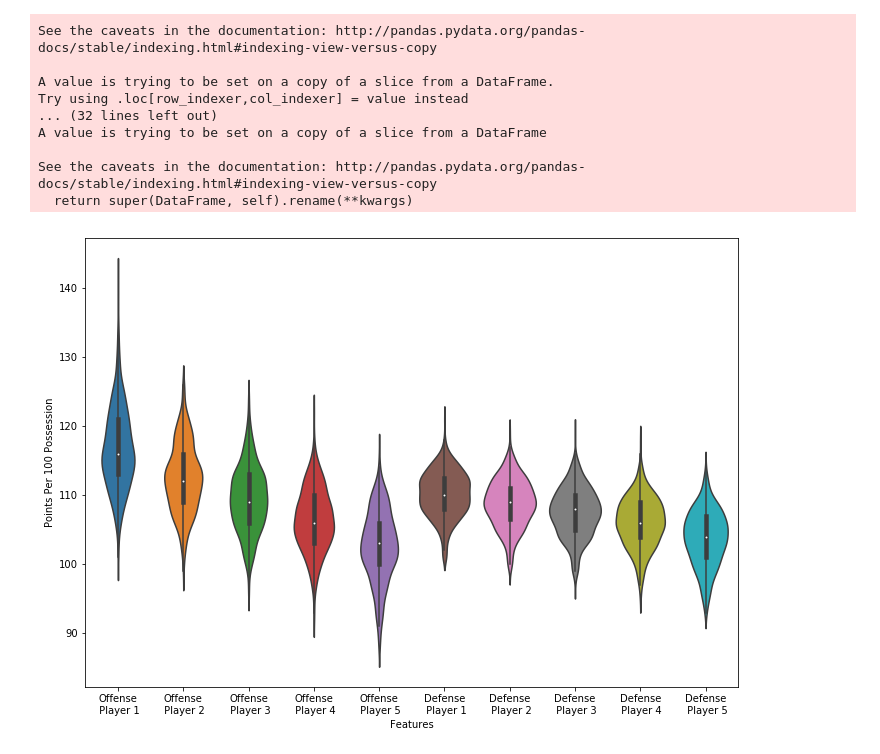
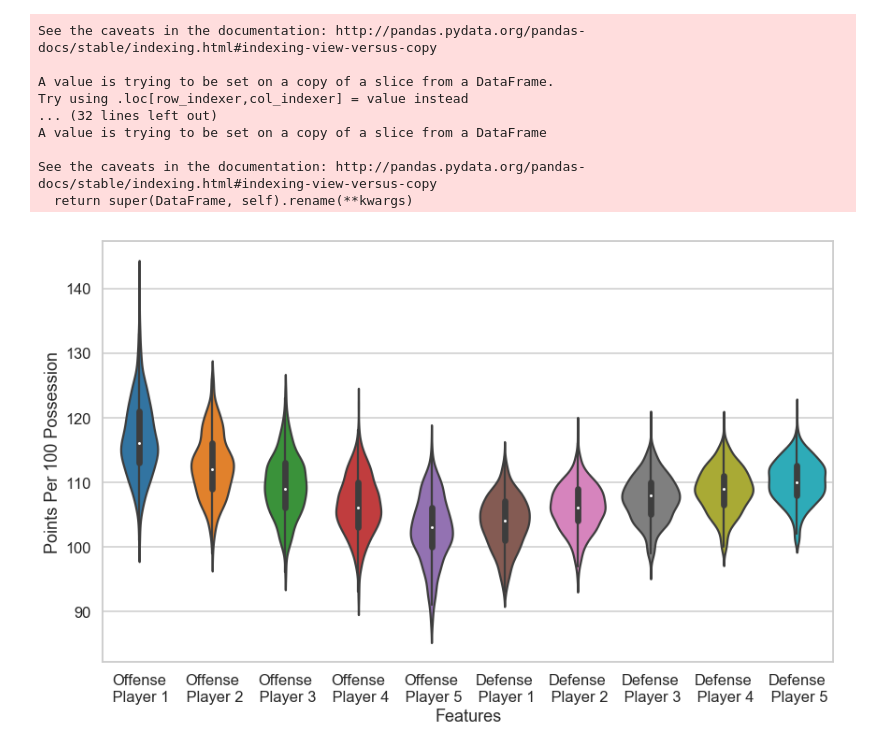
Before and after one commit to yeewill/project_2_webScrapeRegression, a Jupyter notebook: 02_NBA_Cleaning.ipynb, the cells around one changed output. Drawn from its saved outputs; the diff is of its cells as text; code cells hidden in the pictures.

```diff
--- a/02_NBA_Cleaning.ipynb
+++ b/02_NBA_Cleaning.ipynb
@@ -50,7 +50,7 @@ for new_per_poss in new_per_posses:
     ORtg_p4.append(team_year.iloc[3,-6])
     ORtg_p5.append(team_year.iloc[4,-6])
 
-    team_year= new_per_poss[:5].sort_values(by ='DRtg',ascending =False).reset_index()
+    team_year= new_per_poss[:5].sort_values(by ='DRtg',ascending =True).reset_index()
 
     DRtg_p1.append(team_year.iloc[0,-5])
     DRtg_p2.append(team_year.iloc[1,-5])
@@ -103,7 +103,7 @@ for old_per_poss in old_per_posses:
     ORtg_p4.append(team_year.iloc[3,-6])
     ORtg_p5.append(team_year.iloc[4,-6])
 
-    team_year= old_per_poss[:5].sort_values(by ='DRtg',ascending =False).reset_index()
+    team_year= old_per_poss[:5].sort_values(by ='DRtg',ascending =True).reset_index()
 
     DRtg_p1.append(team_year.iloc[0,-5])
     DRtg_p2.append(team_year.iloc[1,-5])
@@ -206,13 +206,16 @@ combined_data_violin_plot = pd.concat([
     combined_data_DRtg_p5,
 ])
 # %%
-a4_dims = (11.7, 8.27)
+sns.set_style("whitegrid")
+sns.set_context("talk")
+
+a4_dims = (14, 8.27)
 fig, ax = plt.subplots(figsize=a4_dims)
 violin_plot = sns.violinplot(x = 'value', y ='rating', data = combined_data_violin_plot);
 violin_plot.set_xticklabels(['Offense\n Player 1','Offense\n Player 2','Offense\n Player 3','Offense\n Player 4','Offense\n Player 5',
                             'Defense\n Player 1','Defense\n Player 2','Defense\n Player 3','Defense\n Player 4','Defense\n Player 5'])
 violin_plot.set_xlabel('Features')
 violin_plot.set_ylabel('Points Per 100 Possession')
 plt.savefig('violinplot.svg',bbox_inches="tight")
 # %% [output]
-[figure, old version]
+[figure, new version]
```
Also changed, not shown: parts of 1 cell of this notebook, 7 other files.
